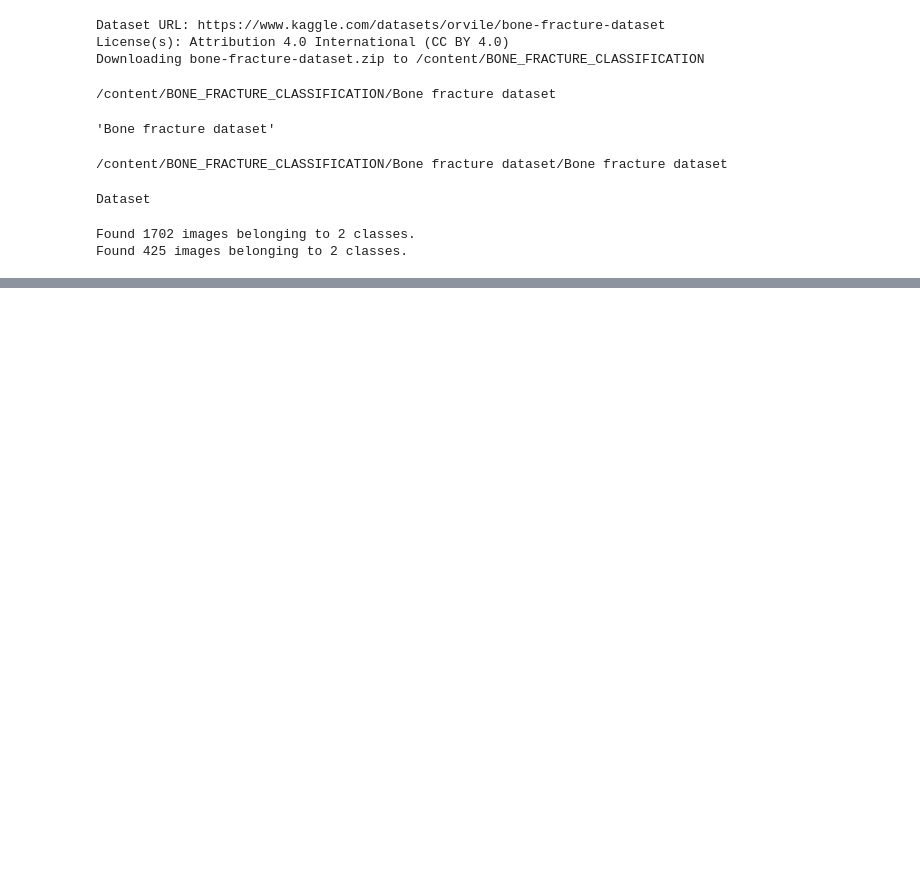
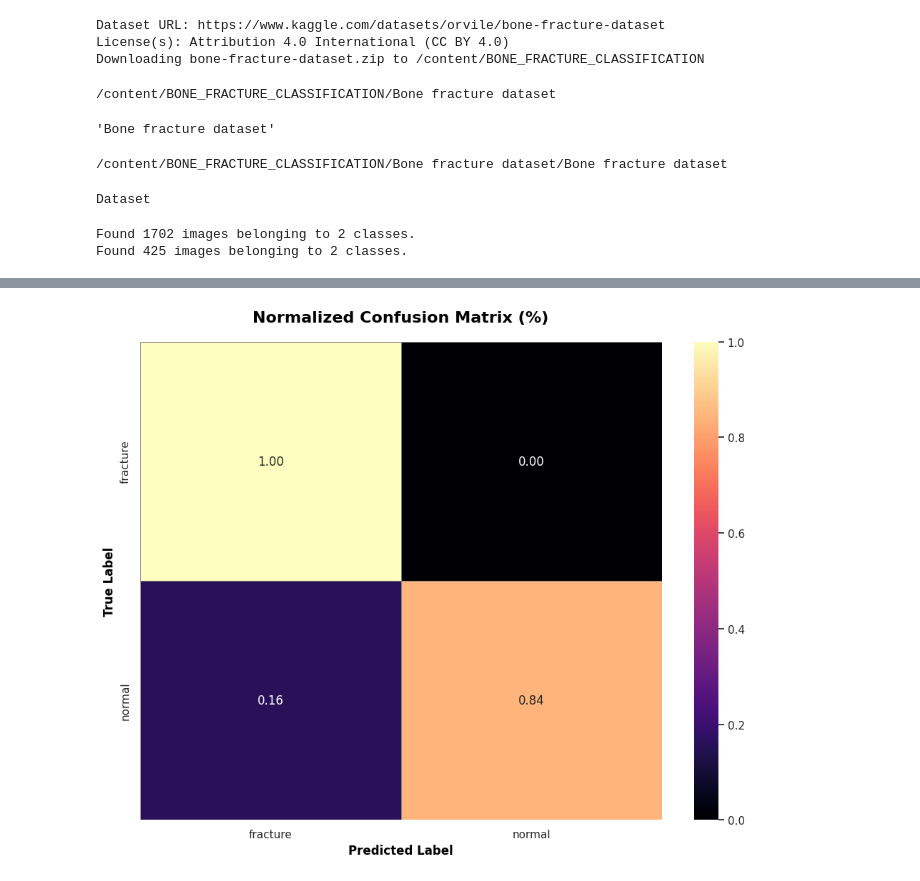
Before and after one commit to niaz1971/BONE_FRACTURE_CLASSIFICATION, a Jupyter notebook: MobileNetV2_architecture.ipynb, the cells around one changed output, grey strips where cells are left out. Saved outputs shown, nothing was run; the diff lists cells and outputs as text; code cells hidden in the pictures; blank space fills up the shorter version.

```diff
--- a/MobileNetV2_architecture.ipynb
+++ b/MobileNetV2_architecture.ipynb
@@ -294,0 +237,49 @@ Found 50 misclassified samples
+# %%
+import numpy as np
+import seaborn as sns
+import matplotlib.pyplot as plt
+from sklearn.metrics import confusion_matrix
+
+# --- 1. DATA PREPARATION (The missing step) ---
+# Reset the generator to ensure the order of files matches the labels
+val_data.reset()
+
+# Generate predictions and get the index of the highest probability
+predictions = model.predict(val_data)
+y_pred_labels = np.argmax(predictions, axis=1)
+
+# Get the true ground truth labels
+y_true = val_data.classes
+
+# Create the raw confusion matrix (Solves the NameError: cm)
+cm = confusion_matrix(y_true, y_pred_labels)
+
+# Normalize the data (Your original logic)
+cm_percent = cm.astype('float') / cm.sum(axis=1)[:, np.newaxis]
+
+# --- 2. STYLING & THEME ---
+sns.set_theme(style="dark", palette="muted")
+plt.figure(figsize=(10, 8), facecolor='white')
+
+# --- 3. PLOTTING ---
+sns.heatmap(
+    cm_percent,
+    annot=True,
+    fmt=".2f",
+    cmap="magma",
+    cbar=True,
+    linewidths=.5,
+    linecolor='gray',
+    # Added labels so you see class names instead of numbers
+    xticklabels=list(val_data.class_indices.keys()),
+    yticklabels=list(val_data.class_indices.keys())
+)
+
+# --- 4. TEXT & LABELS ---
+plt.title("Normalized Confusion Matrix (%)", fontsize=16, fontweight='bold', pad=20, color='black')
+plt.xlabel("Predicted Label", fontsize=12, fontweight='bold', color='black')
+plt.ylabel("True Label", fontsize=12, fontweight='bold', color='black')
+
+plt.tight_layout()
+plt.show()
+# %% [output]
@@ -294,0 +287 @@ Found 50 misclassified samples
+[figure, added]
```
Also changed, not shown: parts of 13 cells of this notebook.
